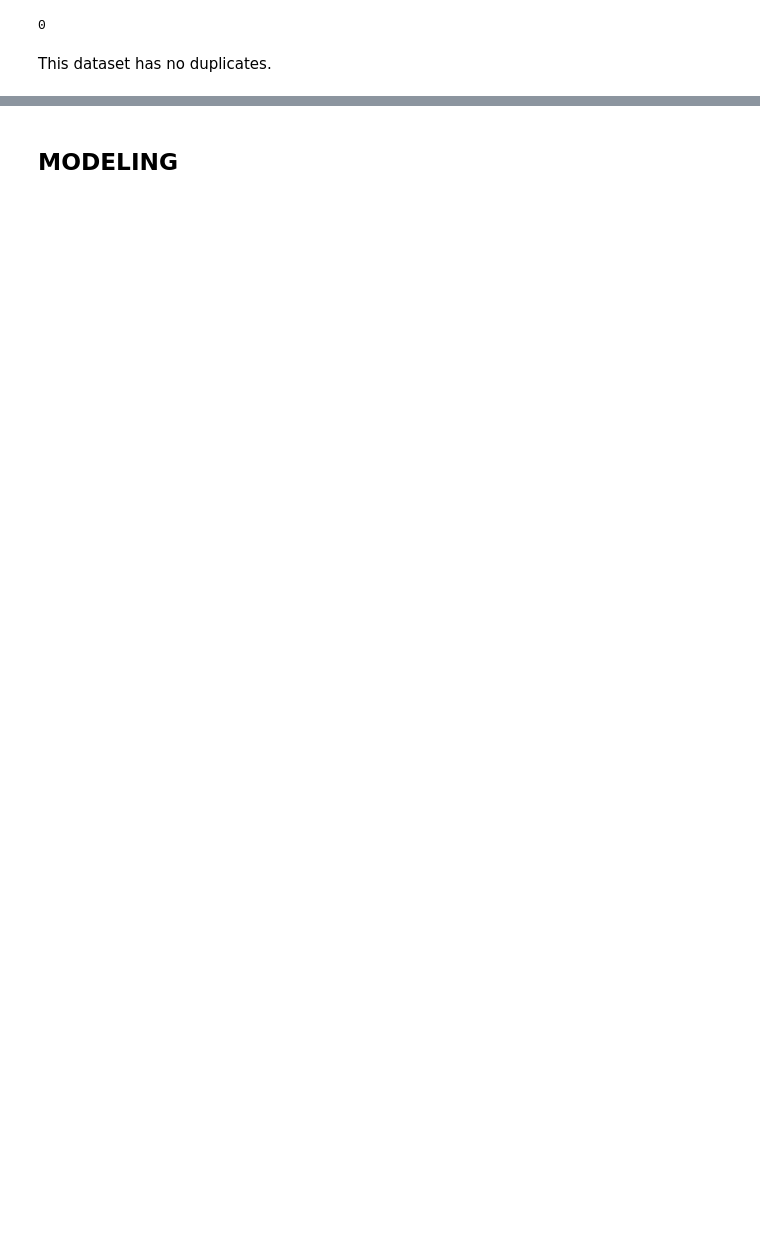
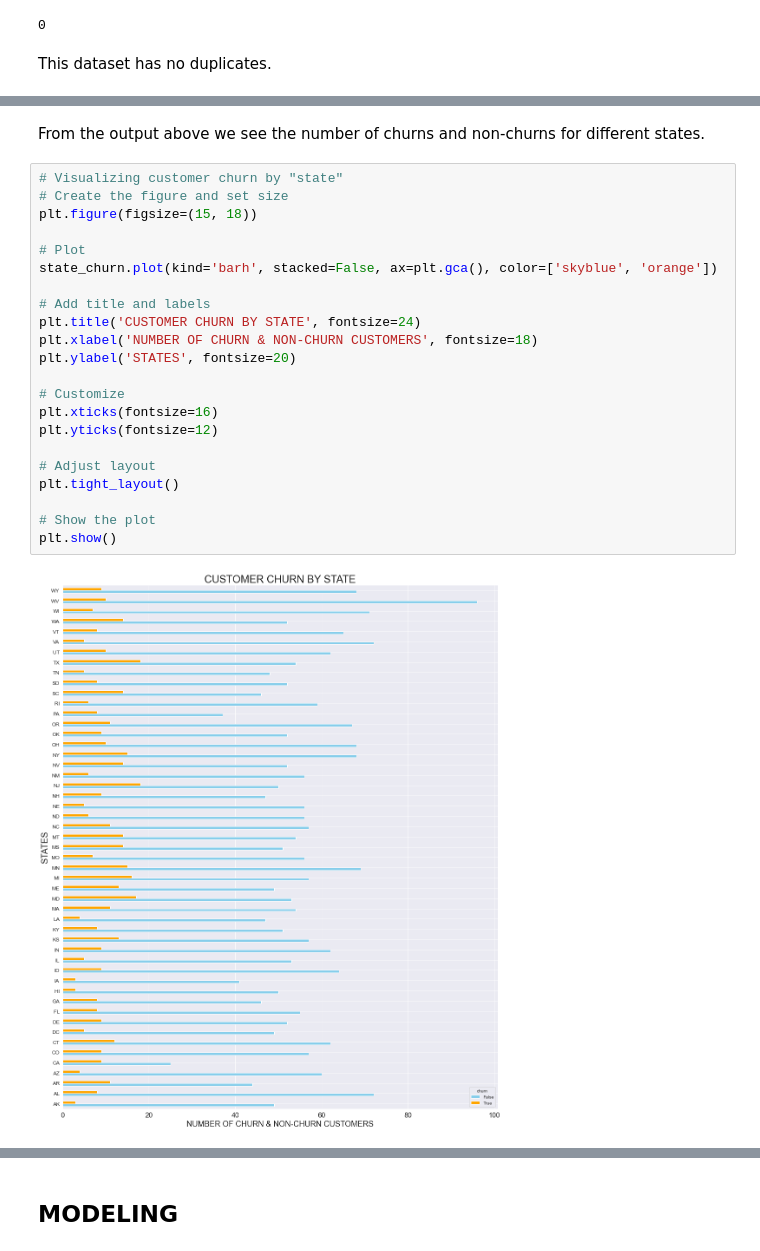
Before and after one commit to Calmar-lab/SYRIATEL-CUSTOMER-CHURN-PREDICTION-PROJECT, a Jupyter notebook: SyriaTel_Customer_Churn_Prediction_Project.ipynb, the cells around one changed output, grey strips where cells are left out. Drawn from its saved outputs; the diff is of its cells as text; blank space fills up the shorter version.

```diff
--- a/SyriaTel_Customer_Churn_Prediction_Project.ipynb
+++ b/SyriaTel_Customer_Churn_Prediction_Project.ipynb
@@ -402,0 +255,26 @@ df.head()
+# %% [markdown]
+From the output above we see the number of churns and non-churns for different states.
+# %%
+# Visualizing customer churn by "state"
+# Create the figure and set size
+plt.figure(figsize=(15, 18))
+
+# Plot
+state_churn.plot(kind='barh', stacked=False, ax=plt.gca(), color=['skyblue', 'orange'])
+
+# Add title and labels
+plt.title('CUSTOMER CHURN BY STATE', fontsize=24)
+plt.xlabel('NUMBER OF CHURN & NON-CHURN CUSTOMERS', fontsize=18)
+plt.ylabel('STATES', fontsize=20)
+
+# Customize
+plt.xticks(fontsize=16)
+plt.yticks(fontsize=12)
+
+# Adjust layout
+plt.tight_layout()
+
+# Show the plot
+plt.show()
+# %% [output]
+[figure, added]
```
Also changed, not shown: parts of 124 cells of this notebook.
